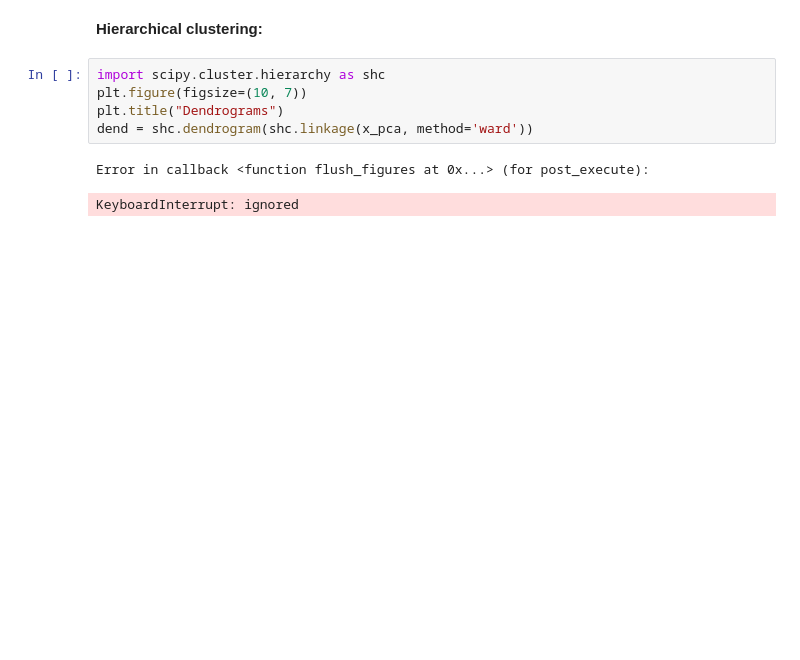
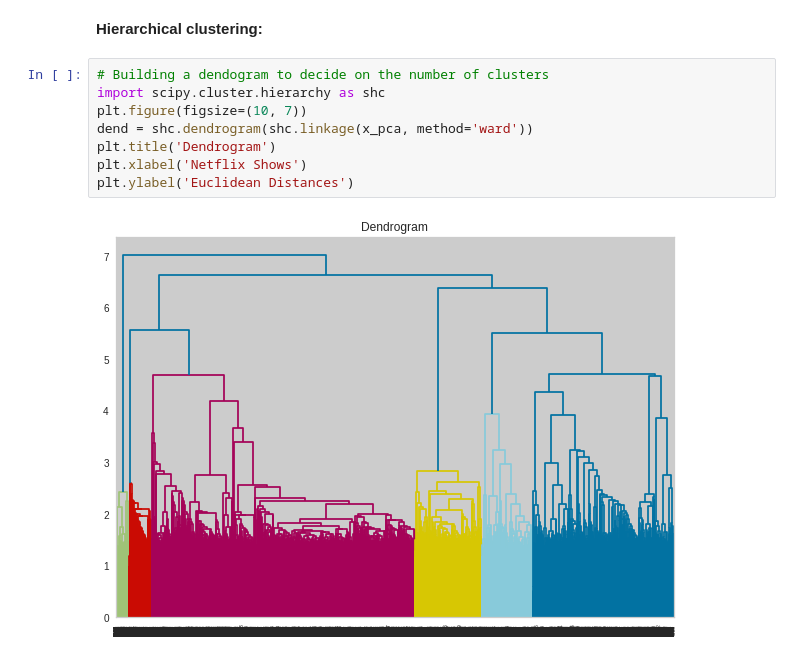
Before and after one commit to shaloy-lewis/Netflix_movies_and_tv_shows_clustering, a Jupyter notebook: Netflix_Movies_and_TV_Shows_Clustering_Shaloy_Lewis.ipynb, the cells around one changed output. Cells and saved outputs as stored; diff of their text form; blank space fills up the shorter version.

```diff
--- a/Netflix_Movies_and_TV_Shows_Clustering_Shaloy_Lewis.ipynb
+++ b/Netflix_Movies_and_TV_Shows_Clustering_Shaloy_Lewis.ipynb
@@ -960,10 +961,12 @@ for i in range(2,11):
 # %% [markdown]
 **Hierarchical clustering:**
 # %%
+# Building a dendogram to decide on the number of clusters
 import scipy.cluster.hierarchy as shc
 plt.figure(figsize=(10, 7))
-plt.title("Dendrograms")
 dend = shc.dendrogram(shc.linkage(x_pca, method='ward'))
+plt.title('Dendrogram')
+plt.xlabel('Netflix Shows')
+plt.ylabel('Euclidean Distances')
 # %% [output]
-Error in callback <function flush_figures at 0x...> (for post_execute):
-KeyboardInterrupt: ignored
+[figure, added]
```
Also changed, not shown: parts of 19 cells of this notebook.
